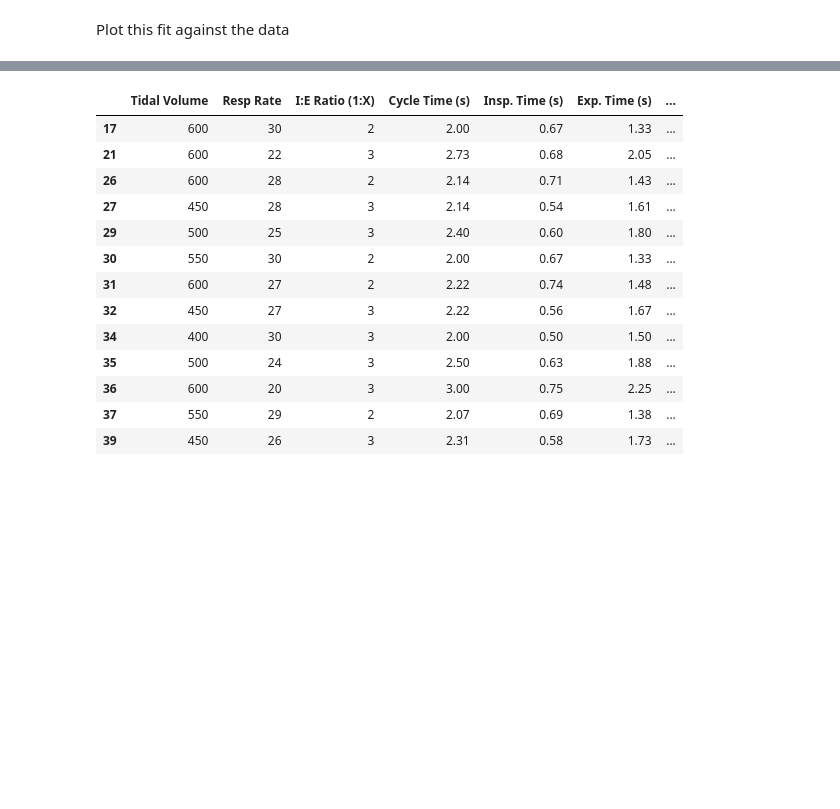
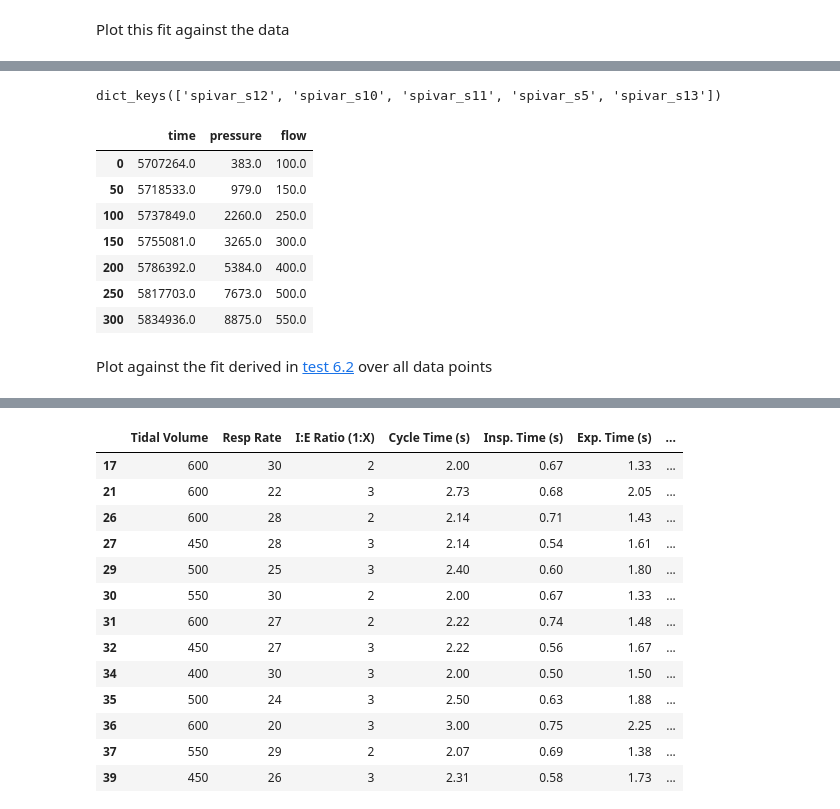
Before and after one commit to tomfrankkirk/oxvent_dvt, a Jupyter notebook: analysis/main_analysis.ipynb, the cells around one changed output, grey strips where cells are left out. Drawn from its saved outputs; the diff is of its cells as text; code cells hidden in the pictures; blank space fills up the shorter version.

```diff
--- a/analysis/main_analysis.ipynb
+++ b/analysis/main_analysis.ipynb
@@ -129,5 +166,0 @@ The same procedure as for the spiro test was used, but this time three spiros wi
-# %%
-flow_data = loaders.load(op.join(ROOT, 'flow_sensor'),
-                         'SN.*_PRDW.dat', 9, ('time', 'pressure', 'flow'))
-flow_data = zero_shift(flow_data)
-flow_data['SN0990_SP4'][::50]
@@ -202,5 +166,0 @@ The purpose of this test was to determine whether improvements can be made to th
-# %%
-scope_pinsp = loaders.load(op.join(ROOT, 'pinsp'), '.*.csv', 6,
-                          ('time', 'voltage'), skip_header=3)['scope']
-scope_pinsp = scope_pinsp.loc[:scope_pinsp.shape[0]//2,:]
-scope_pinsp[::150]
@@ -219,4 +166,0 @@ Load the OxVent data. Note that the two traces have different units in both time
-# %%
-oxv_pinsp = loaders.load(op.join(ROOT, 'pinsp'), 'OxVent_2020-05-28-17-21-25_PRGR.dat',
-                         29, ('time', 'pressure', 'na'))['OxVent']
-oxv_pinsp[::50]
@@ -259,0 +201,17 @@ What settings can the system actually provide? 3 devices were tested at differen
+# %%
+spiro_data_single_valve = loaders.load(op.join(ROOT, 'Spiro_variation'),
+                                        'spivar.*_PRDW', 5, ('time', 'pressure', 'flow'))
+spiro_data_single_valve = zero_shift(spiro_data_single_valve)
+spiro_data_single_valve['spivar_s12'][::50]
+# %% [output]
+dict_keys(['spivar_s12', 'spivar_s10', 'spivar_s11', 'spivar_s5', 'spivar_s13'])
+|  | time | pressure | flow |
+| 0 | 5707264.0 | 383.0 | 100.0 |
+| 50 | 5718533.0 | 979.0 | 150.0 |
+| 100 | 5737849.0 | 2260.0 | 250.0 |
+| 150 | 5755081.0 | 3265.0 | 300.0 |
+| 200 | 5786392.0 | 5384.0 | 400.0 |
+| 250 | 5817703.0 | 7673.0 | 500.0 |
+| 300 | 5834936.0 | 8875.0 | 550.0 |
+# %% [markdown]
+Plot against the fit derived in [test 6.2](#6.2) over all data points
```
Also changed, not shown: parts of 87 cells of this notebook, 2 other files.
